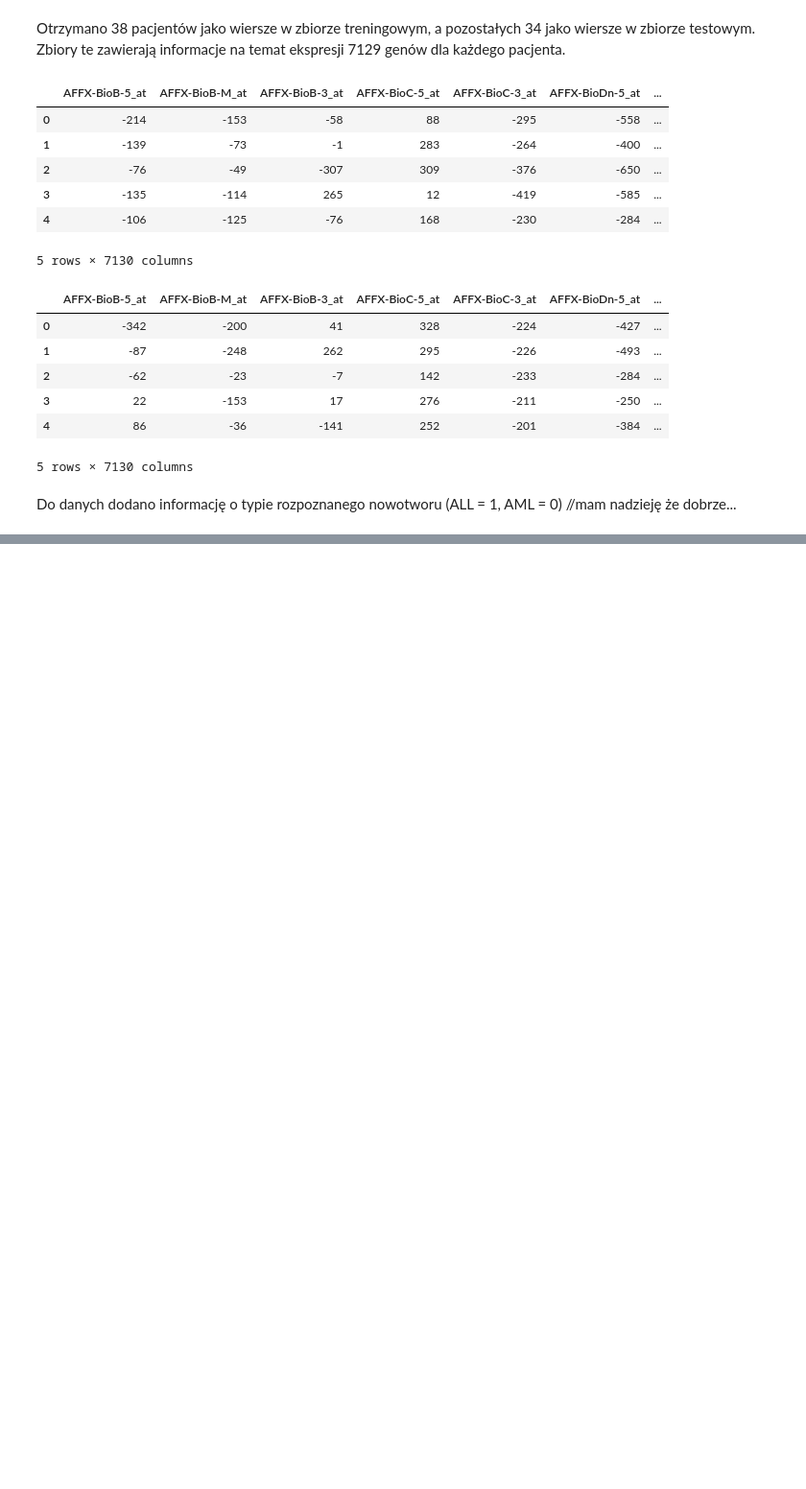
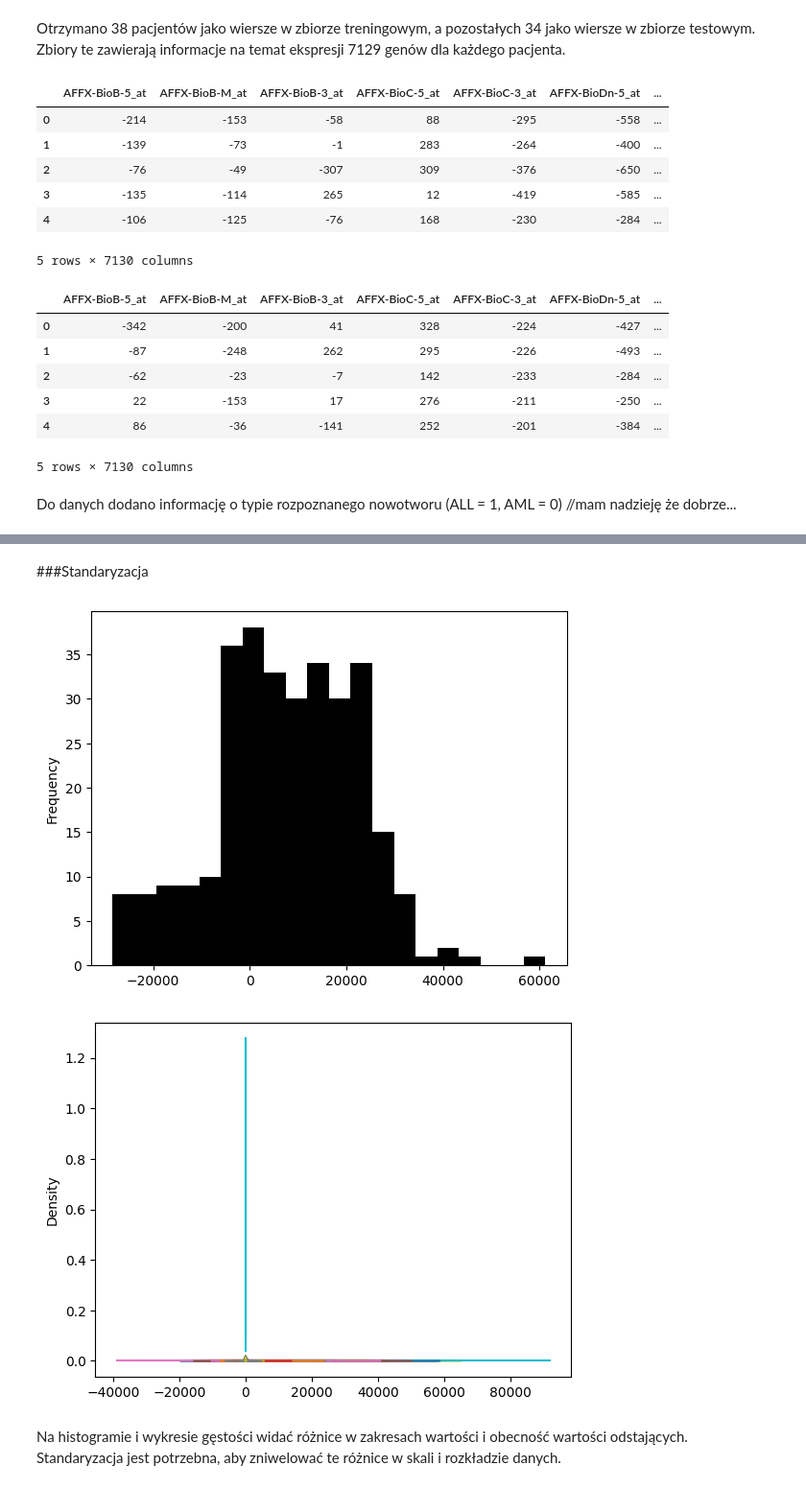
Before and after one commit to szezlong/gene-classification, a Jupyter notebook: Gene_Classification.ipynb, the cells around one changed output, grey strips where cells are left out. Shown: that part at 96% size. Saved outputs shown, nothing was run; the diff lists cells and outputs as text; code cells hidden in the pictures; blank space fills up the shorter version.

```diff
--- a/Gene_Classification.ipynb
+++ b/Gene_Classification.ipynb
@@ -166,0 +201,12 @@ Do danych dodano informację o typie rozpoznanego nowotworu (ALL = 1, AML = 0)
+# %% [markdown]
+###Standaryzacja
+# %%
+from sklearn import preprocessing
+
+train_df.iloc[:, :-1].plot(kind="hist", legend=None, bins=20, color='k')
+train_df.plot(kind="kde", legend=None);
+# %% [output]
+[figure, added]
+[figure, added]
+# %% [markdown]
+Na histogramie i wykresie gęstości widać różnice w zakresach wartości i obecność wartości odstających. Standaryzacja jest potrzebna, aby zniwelować te różnice w skali i rozkładzie danych.
```
Also changed, not shown: parts of 8 cells of this notebook.
